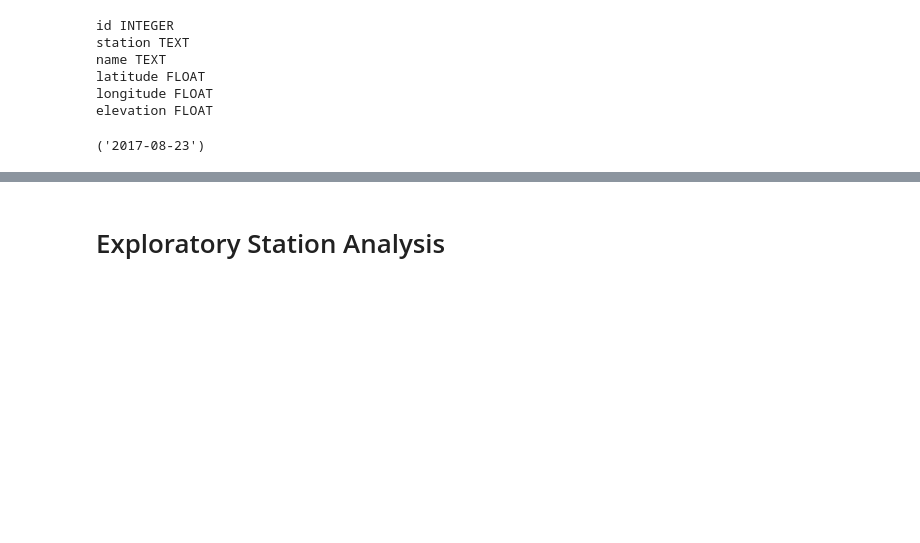
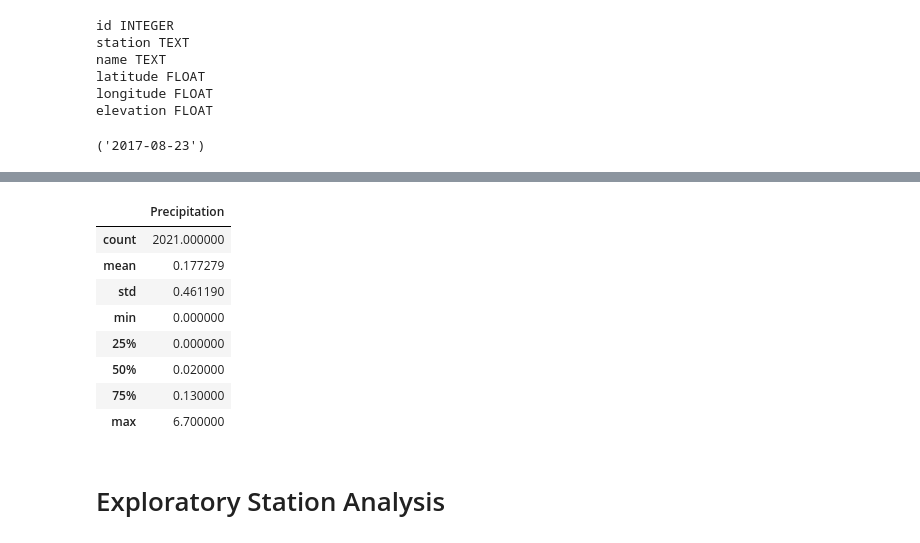
Before and after one commit to rls1316/sqlalchemy-challenge, a Jupyter notebook: climate_starter.ipynb, the cells around one changed output, grey strips where cells are left out. Drawn from its saved outputs; the diff is of its cells as text; code cells hidden in the pictures; blank space fills up the shorter version.

```diff
--- a/climate_starter.ipynb
+++ b/climate_starter.ipynb
@@ -102,5 +103,16 @@ Precip_Data.head()
 # %%
 # Use Pandas to calcualte the summary statistics for the precipitation data
+Precip_Data.describe()
+# %% [output]
+|  | Precipitation |
+| count | 2021.000000 |
+| mean | 0.177279 |
+| std | 0.461190 |
+| min | 0.000000 |
+| 25% | 0.000000 |
+| 50% | 0.020000 |
+| 75% | 0.130000 |
+| max | 6.700000 |
 # %% [markdown]
 # Exploratory Station Analysis
 # %%
```
Also changed, not shown: parts of 1 cell of this notebook, 1 other file.
